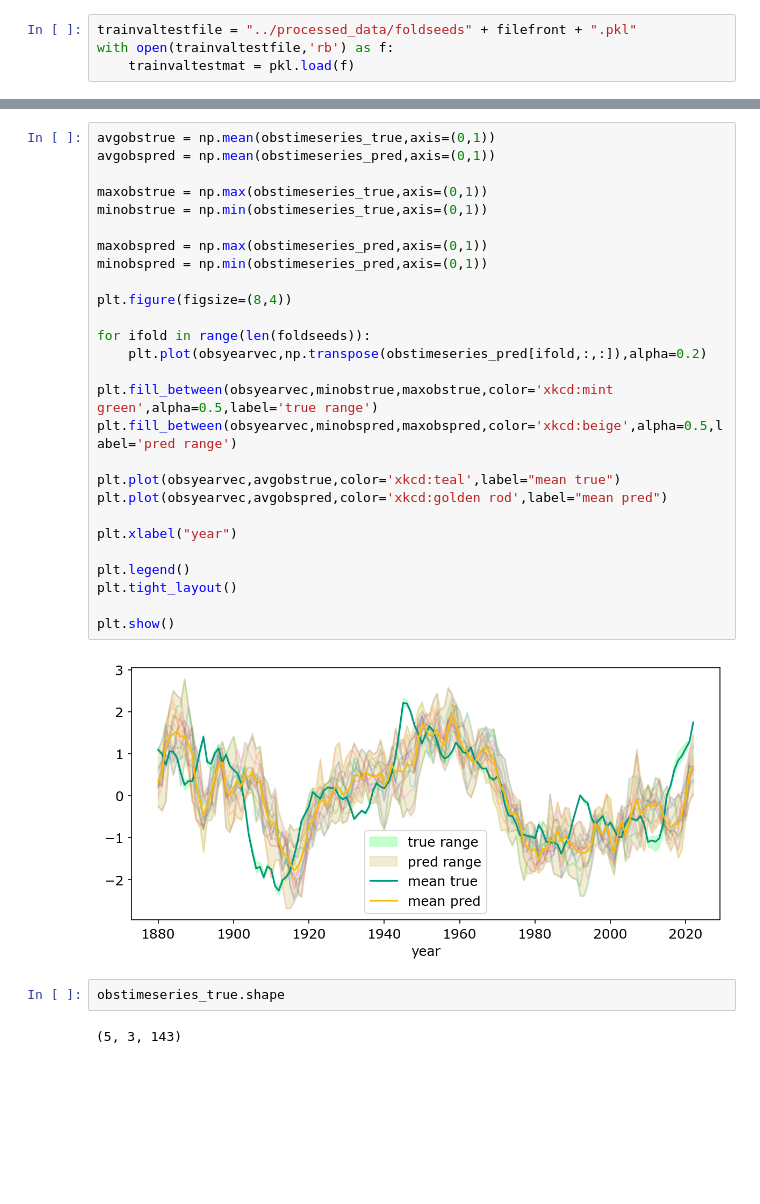
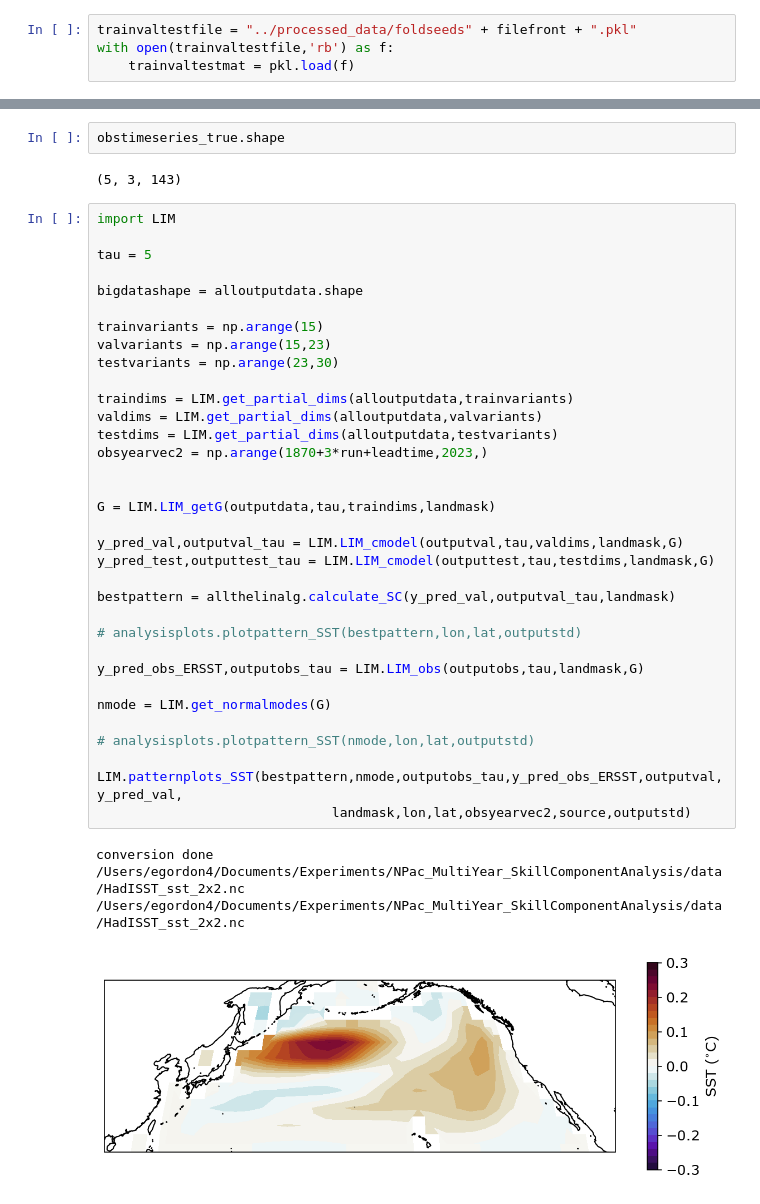
Before and after one commit to emily-gordy/NPac_MultiYear_SkillComponentAnalysis, a Jupyter notebook: supplemental/evaluate_tvtfolds.ipynb, the cells around one changed output, grey strips where cells are left out. Drawn from its saved outputs; the diff is of its cells as text; blank space fills up the shorter version.

```diff
--- a/supplemental/evaluate_tvtfolds.ipynb
+++ b/supplemental/evaluate_tvtfolds.ipynb
@@ -215,33 +214,43 @@ for ifold,foldseed in enumerate(foldseeds):
-# %%
-avgobstrue = np.mean(obstimeseries_true,axis=(0,1))
-avgobspred = np.mean(obstimeseries_pred,axis=(0,1))
-
-maxobstrue = np.max(obstimeseries_true,axis=(0,1))
-minobstrue = np.min(obstimeseries_true,axis=(0,1))
-
-maxobspred = np.max(obstimeseries_pred,axis=(0,1))
-minobspred = np.min(obstimeseries_pred,axis=(0,1))
-
-plt.figure(figsize=(8,4))
-
-for ifold in range(len(foldseeds)):
-    plt.plot(obsyearvec,np.transpose(obstimeseries_pred[ifold,:,:]),alpha=0.2)
-
-plt.fill_between(obsyearvec,minobstrue,maxobstrue,color='xkcd:mint green',alpha=0.5,label='true range')
-plt.fill_between(obsyearvec,minobspred,maxobspred,color='xkcd:beige',alpha=0.5,label='pred range')
-
-plt.plot(obsyearvec,avgobstrue,color='xkcd:teal',label="mean true")
-plt.plot(obsyearvec,avgobspred,color='xkcd:golden rod',label="mean pred")
-
-plt.xlabel("year")
-
-plt.legend()
-plt.tight_layout()
-
-plt.show()
-# %% [output]
-[figure, removed]
 # %%
 obstimeseries_true.shape
 # %% [output]
 (5, 3, 143)
+# %%
+import LIM
+
+tau = 5
+
+bigdatashape = alloutputdata.shape
+
+trainvariants = np.arange(15)
+valvariants = np.arange(15,23)
+testvariants = np.arange(23,30)
+
+traindims = LIM.get_partial_dims(alloutputdata,trainvariants)
+valdims = LIM.get_partial_dims(alloutputdata,valvariants)
+testdims = LIM.get_partial_dims(alloutputdata,testvariants)
+obsyearvec2 = np.arange(1870+3*run+leadtime,2023,)
+
+
+G = LIM.LIM_getG(outputdata,tau,traindims,landmask)
+
+y_pred_val,outputval_tau = LIM.LIM_cmodel(outputval,tau,valdims,landmask,G)
+y_pred_test,outputtest_tau = LIM.LIM_cmodel(outputtest,tau,testdims,landmask,G)
+
+bestpattern = allthelinalg.calculate_SC(y_pred_val,outputval_tau,landmask)
+
+# analysisplots.plotpattern_SST(bestpattern,lon,lat,outputstd)
+
+y_pred_obs_ERSST,outputobs_tau = LIM.LIM_obs(outputobs,tau,landmask,G)
+
+nmode = LIM.get_normalmodes(G)
+
+# analysisplots.plotpattern_SST(nmode,lon,lat,outputstd)
+
+LIM.patternplots_SST(bestpattern,nmode,outputobs_tau,y_pred_obs_ERSST,outputval,y_pred_val,
+                              landmask,lon,lat,obsyearvec2,source,outputstd)
+# %% [output]
+conversion done
+/Users/egordon4/Documents/Experiments/NPac_MultiYear_SkillComponentAnalysis/data/HadISST_sst_2x2.nc
+/Users/egordon4/Documents/Experiments/NPac_MultiYear_SkillComponentAnalysis/data/HadISST_sst_2x2.nc
+[figure, added]
```
Also changed, not shown: parts of 9 cells of this notebook, 11 other files.
